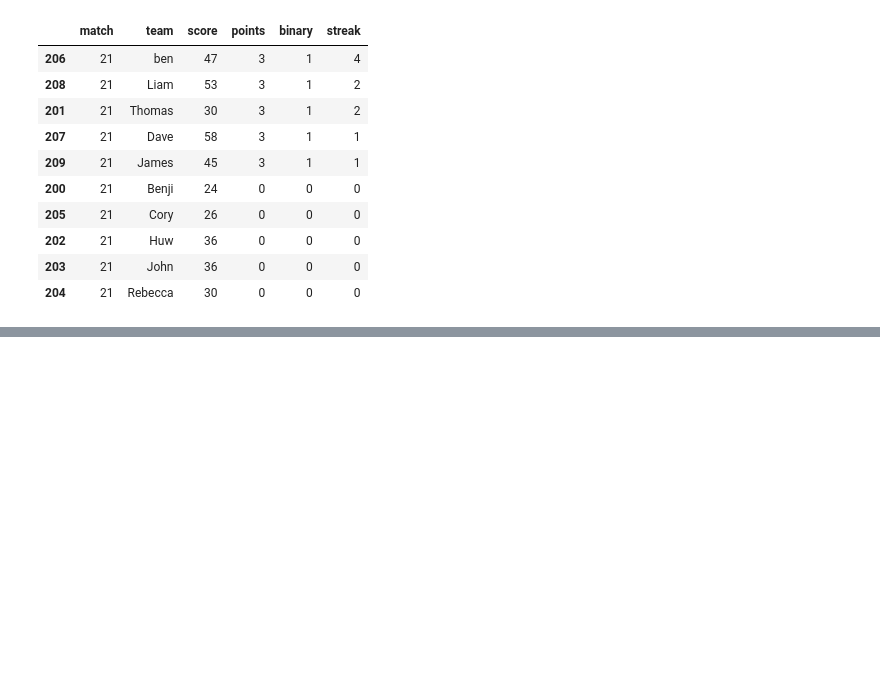
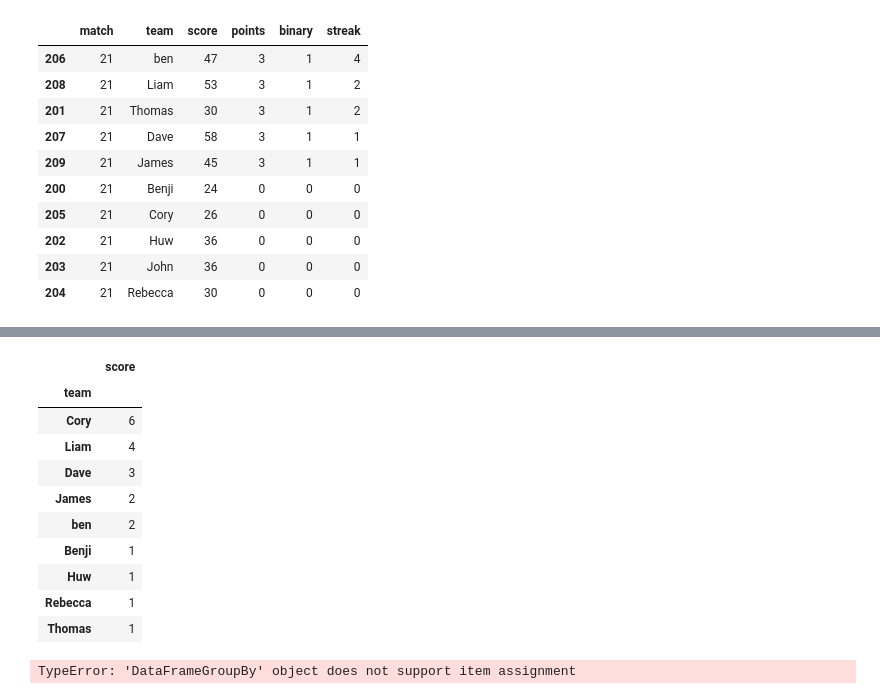
Before and after one commit to leej11/fpl_draft_league, a Jupyter notebook: fpl_draft_lague.ipynb, the cells around one changed output, grey strips where cells are left out. Saved outputs shown, nothing was run; the diff lists cells and outputs as text; code cells hidden in the pictures; blank space fills up the shorter version.

```diff
--- a/fpl_draft_lague.ipynb
+++ b/fpl_draft_lague.ipynb
@@ -115,0 +142,14 @@ df[df['match'] == df.match.max()].sort_values(by='streak', ascending=False)
+# %%
+gw_highscores[['team','score']].groupby('team').count().sort_values(by='score', ascending=False)
+# %% [output]
+|  | score |
+| team |  |
+| Cory | 6 |
+| Liam | 4 |
+| Dave | 3 |
+| James | 2 |
+| ben | 2 |
+| Benji | 1 |
+| Huw | 1 |
+| Rebecca | 1 |
+| Thomas | 1 |
@@ -115,0 +162,4 @@ df[df['match'] == df.match.max()].sort_values(by='streak', ascending=False)
+# %%
+df = find_highscores(matches_group)
+# %% [output]
+TypeError: 'DataFrameGroupBy' object does not support item assignment
```
Also changed, not shown: parts of 5 cells of this notebook.
